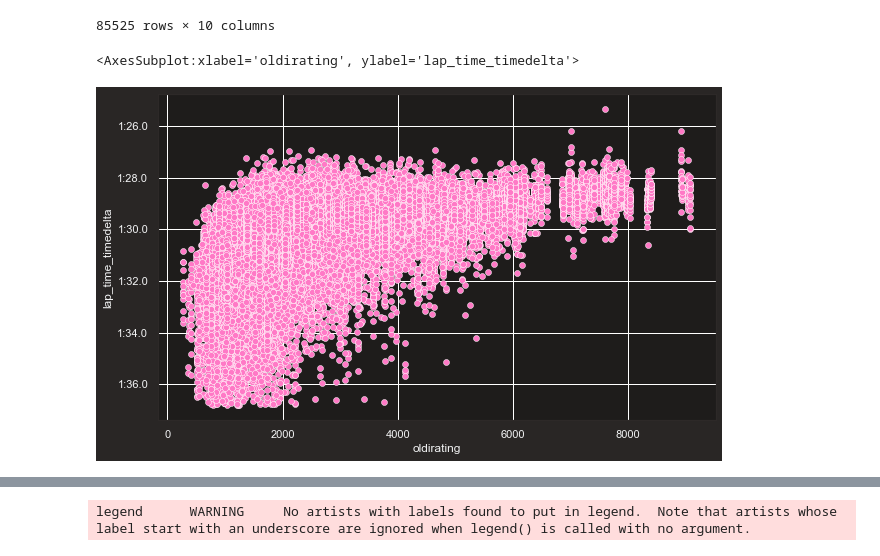
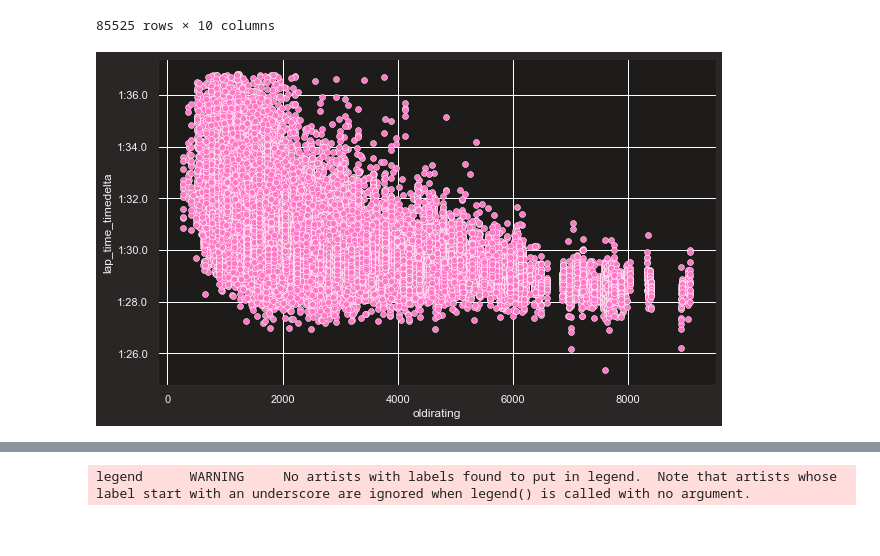
Before and after one commit to Razgrizaces/irlaptimes, a Jupyter notebook: iracing_vs_f1.ipynb, the cells around one changed output, grey strips where cells are left out. Cells and saved outputs as stored; diff of their text form; code cells hidden in the pictures.

```diff
--- a/iracing_vs_f1.ipynb
+++ b/iracing_vs_f1.ipynb
@@ -256,10 +273,10 @@ iracing_data_with_cutoff
 | 85524 | 69.697540 | 701801 | 2250 | 145 | 90019.3 | Mercedes-AMG+W12+E+Performance | 43372005 | 27 | 0 | ... |
 85525 rows × 10 columns
 # %%
-#plot this again, and we see a nicer graph that shows the distribution better.
+#plot this again, and we see a nicer graph that shows the distribution better, still very messy (now 85k laps)
 plt.rcParams['figure.figsize'] = [10, 6]
-sns.scatterplot(data = iracing_data_with_cutoff, x = 'oldirating', y = 'lap_time_timedelta', palette = "bright")
+ax = sns.scatterplot(data = iracing_data_with_cutoff, x = 'oldirating', y = 'lap_time_timedelta', palette = "bright")
+ax.invert_yaxis()
 # %% [output]
-<AxesSubplot:xlabel='oldirating', ylabel='lap_time_timedelta'>
-[figure, old version]
+[figure, new version]
 # %%
```
Also changed, not shown: parts of 19 cells of this notebook.
